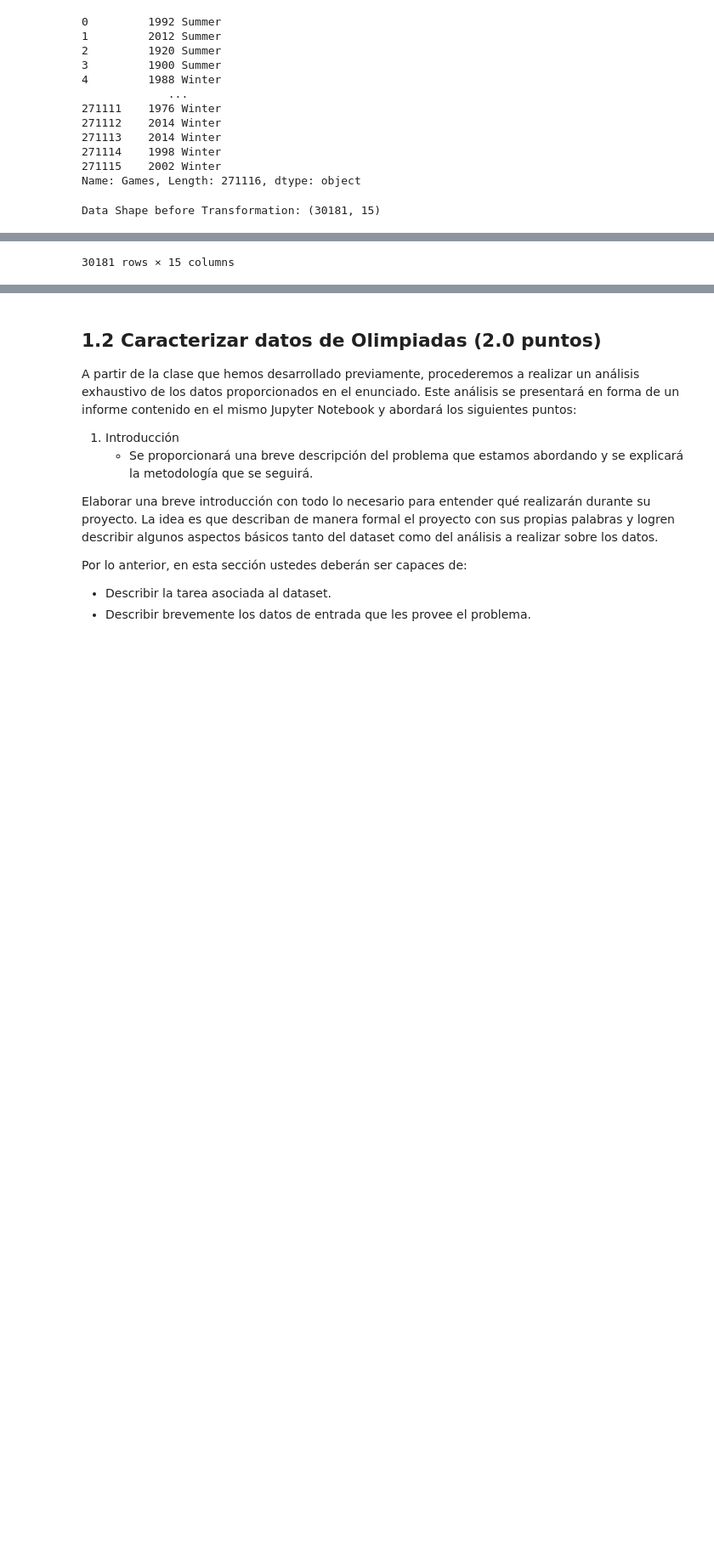
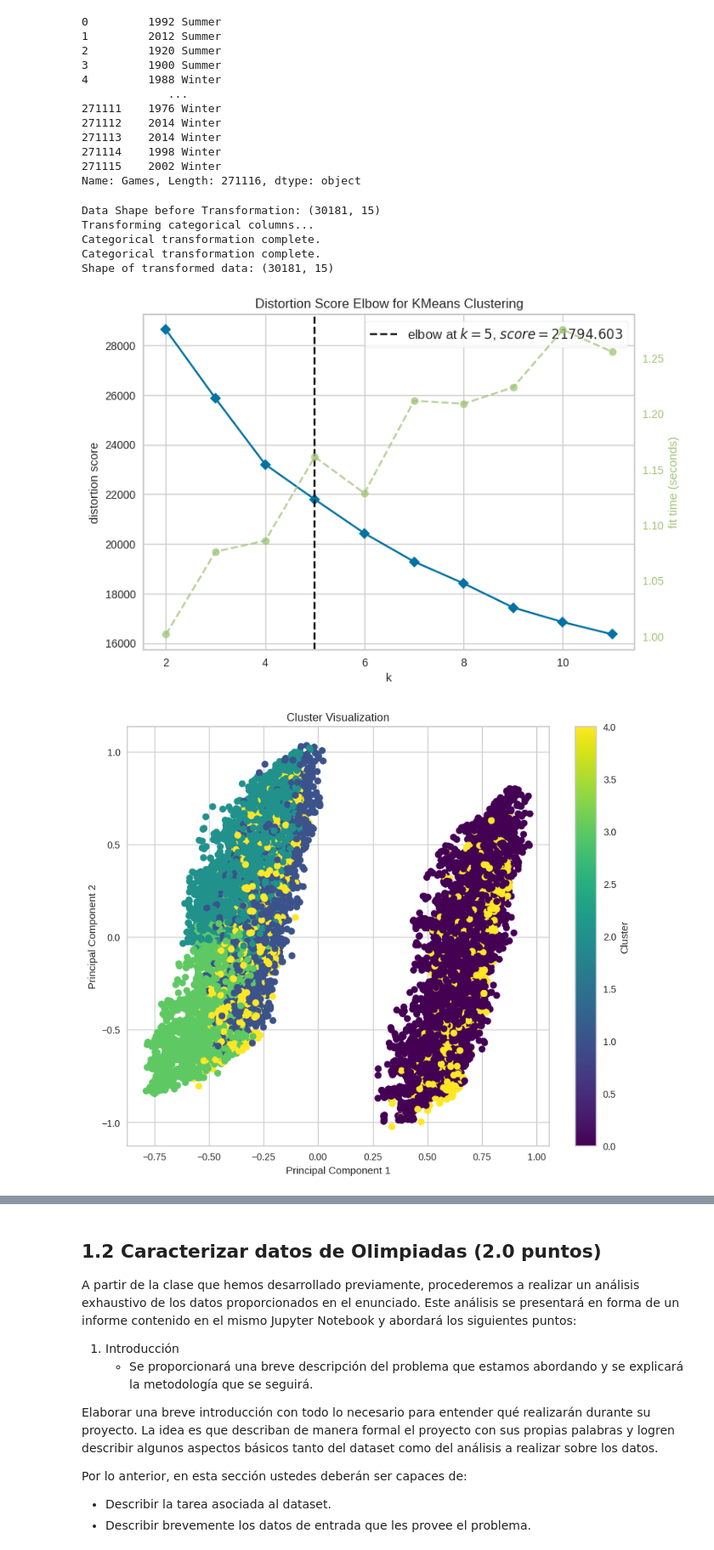
Before and after one commit to tomasaguirre-ignacioalbornoz/MDS7202, a Jupyter notebook: Proyecto1/Proyecto_enunciado.ipynb, the cells around one changed output, grey strips where cells are left out. Shown at 85% size. Cells and saved outputs as stored; diff of their text form; code cells hidden in the pictures; blank space fills up the shorter version.

```diff
--- a/Proyecto1/Proyecto_enunciado.ipynb
+++ b/Proyecto1/Proyecto_enunciado.ipynb
@@ -752,6 +749,12 @@ df.Games
 271115    2002 Winter
 Name: Games, Length: 271116, dtype: object
 # %%
-profiler.scale()
+profiler.make_clusters()
 # %% [output]
 Data Shape before Transformation: (30181, 15)
+Transforming categorical columns...
+Categorical transformation complete.
+Categorical transformation complete.
+Shape of transformed data: (30181, 15)
+[figure, added]
+[figure, added]
@@ -774,4 +778,3 @@ Shape of transformed data: (30181, 15)
-30181 rows × 15 columns
 # %%
 profiler.detect_anomalies()
 # %% [output]
```
Also changed, not shown: parts of 3 cells of this notebook, 7 other files.
